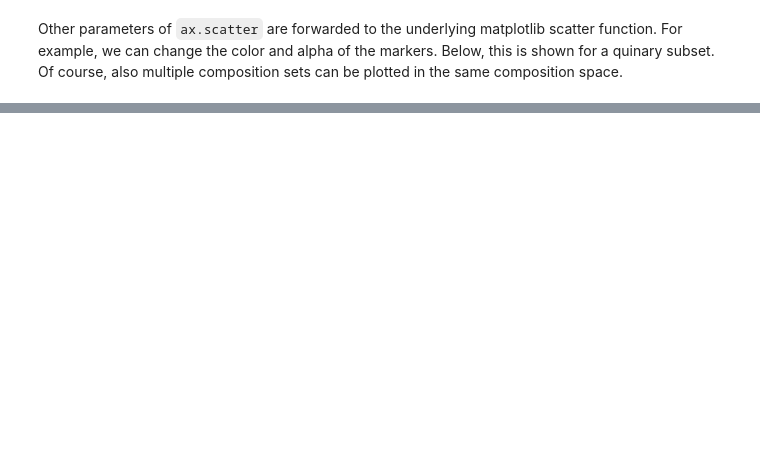
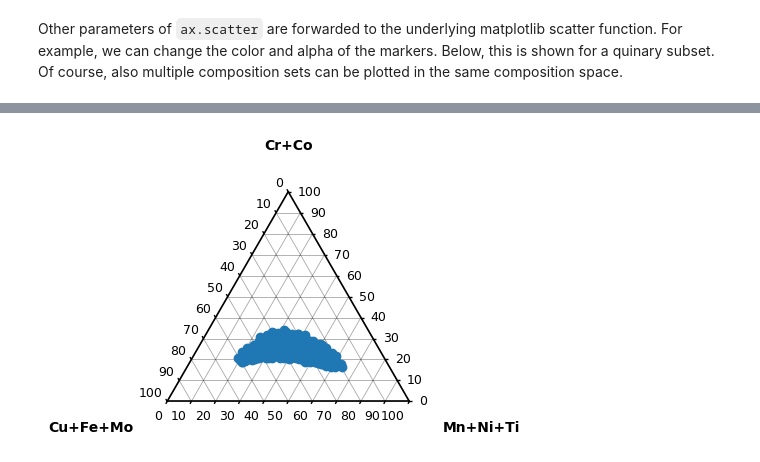
Before and after one commit to felixthln/compspace, a Jupyter notebook: docs/source/user_guide/2d_plots.ipynb, the cells around one changed output, grey strips where cells are left out. Cells and saved outputs as stored; diff of their text form; code cells hidden in the pictures; blank space fills up the shorter version.

```diff
--- a/docs/source/user_guide/2d_plots.ipynb
+++ b/docs/source/user_guide/2d_plots.ipynb
@@ -78,0 +114,12 @@ plt.show()
+# %%
+# Group the 8 constituents into 3 groups
+groups = [['Cr', 'Co'], ['Cu', 'Fe', 'Mo'], ['Mn', 'Ni', 'Ti']]
+
+# Create a figure with a ternary projection
+fig, ax = plt.subplots(figsize=(4, 4), subplot_kw={'projection': 'compspace2D'})
+# Scatter the data points, the grouped constituents are summed up internally
+sc = ax.scatter(comps, labels=groups)
+# Show the plot
+plt.show()
+# %% [output]
+[figure, added]
```
Also changed, not shown: parts of 9 cells of this notebook, 7 other files.
